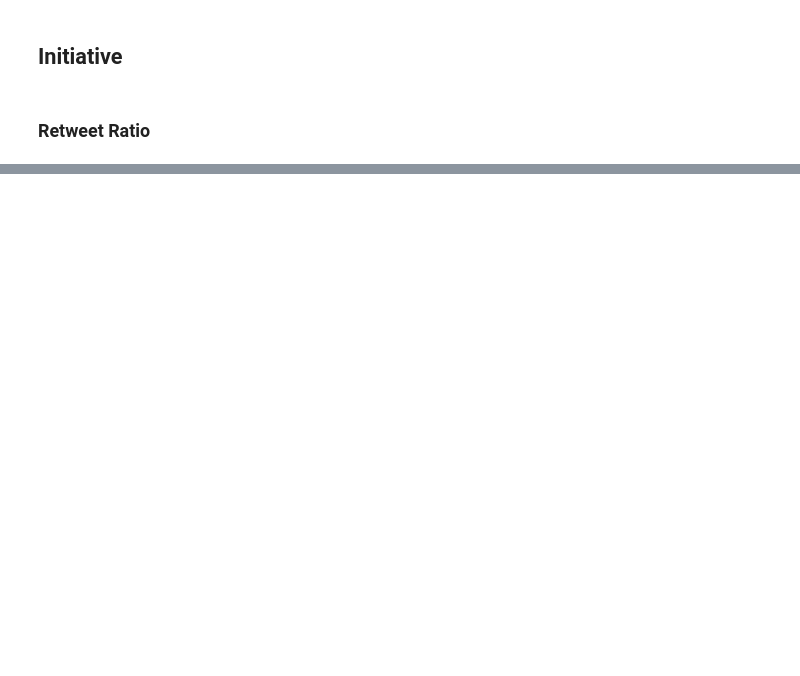
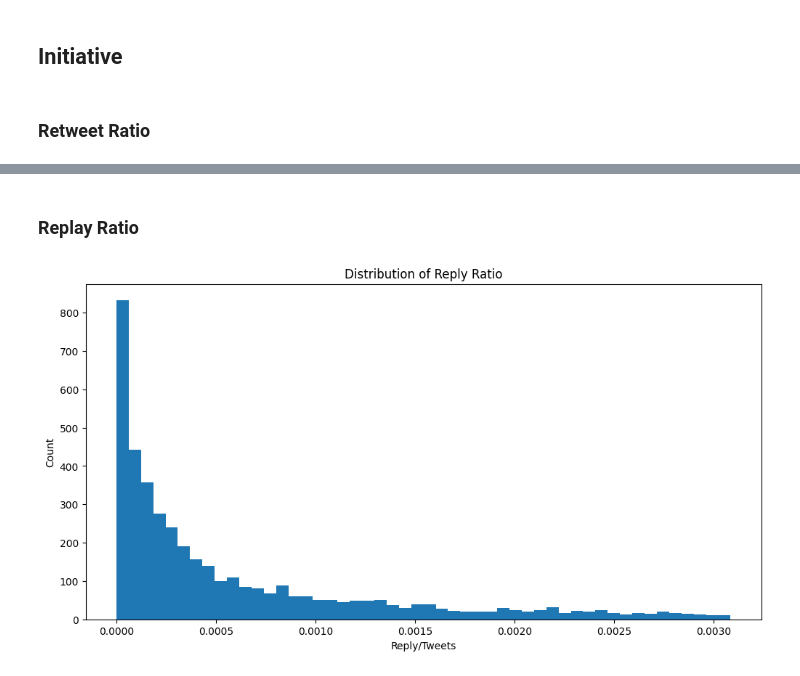
Before and after one commit to davisf20/characterization-of-user-misbehavior-in-online-social-media, a Jupyter notebook: notebooks/parametersTesting.ipynb, the cells around one changed output, grey strips where cells are left out. Drawn from its saved outputs; the diff is of its cells as text; code cells hidden in the pictures; blank space fills up the shorter version.

```diff
--- a/notebooks/parametersTesting.ipynb
+++ b/notebooks/parametersTesting.ipynb
@@ -135,0 +204,31 @@ core_users_credibility = core_users.copy()
+# %% [markdown]
+### Replay Ratio
+# %%
+core_users_initiative = core_users.copy()
+
+# Numero di risposte effettuate da ogni core_users
+
+# Filtro tweets effettuati solo da core_users
+filtered_tweets = tweets[tweets["user_id"].isin(core_users["user_id"])]
+# Calcolo numero totale di risposte per ogni user
+replies_count = filtered_tweets[filtered_tweets['in_reply_to_user_id'].notna()].groupby('user_id').size()
+# Unione replies_count con core_users
+core_users_initiative = pd.merge(core_users_initiative, replies_count.rename('reply_count'), how='left', on='user_id')
+
+
+# Numero di risposte ricevute da ogni core_users
+
+# replies_received_count = filtered_tweets[filtered_tweets['in_reply_to_user_id'].notna()].groupby('in_reply_to_user_id').size()
+
+
+core_users_initiative['retweet_ratio'] = core_users_initiative['reply_count'] / (core_users_initiative['nbr_tweets'])
+
+plt.figure(figsize=(12, 6))
+
+plt.hist(core_users_initiative['retweet_ratio'].dropna(), bins=50, range=(0, core_users_initiative['retweet_ratio'].quantile(0.85)))
+plt.xlabel('Reply/Tweets')
+plt.ylabel('Count')
+plt.title('Distribution of Reply Ratio')
+plt.show()
+# %% [output]
+[figure, added]
```
Also changed, not shown: parts of 9 cells of this notebook.
